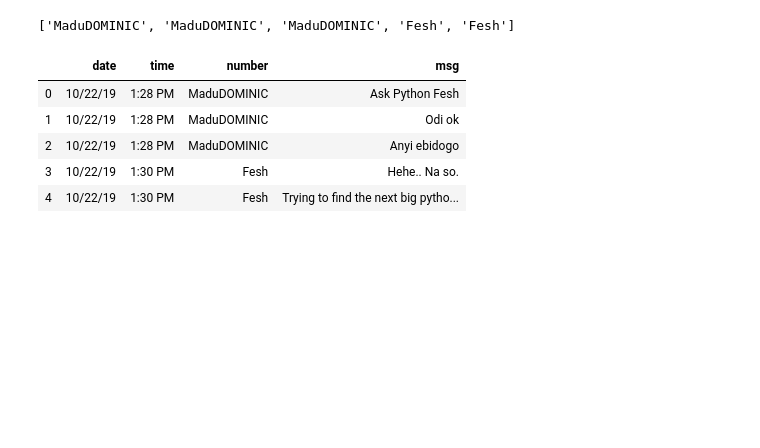
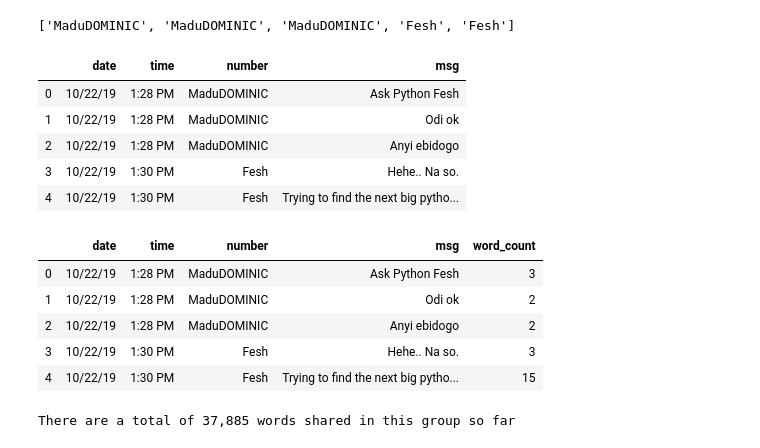
Before and after one commit to ifebuche/AskPyFesh_Group, a Jupyter notebook: analysis1.ipynb, the cells around one changed output. Cells and saved outputs as stored; diff of their text form; code cells hidden in the pictures; blank space fills up the shorter version.

```diff
--- a/analysis1.ipynb
+++ b/analysis1.ipynb
@@ -158,3 +197,17 @@ apfesh_df.head()
 | 2 | 10/22/19 | 1:28 PM | MaduDOMINIC | Anyi ebidogo |
 | 3 | 10/22/19 | 1:30 PM | Fesh | Hehe.. Na so. |
 | 4 | 10/22/19 | 1:30 PM | Fesh | Trying to find the next big pytho... |
+# %%
+apfesh_df['word_count'] = apfesh_df['msg'].apply(lambda x: len(str(x).split(" ")))
+apfesh_df.head()
+# %% [output]
+|  | date | time | number | msg | word_count |
+| 0 | 10/22/19 | 1:28 PM | MaduDOMINIC | Ask Python Fesh | 3 |
+| 1 | 10/22/19 | 1:28 PM | MaduDOMINIC | Odi ok | 2 |
+| 2 | 10/22/19 | 1:28 PM | MaduDOMINIC | Anyi ebidogo | 2 |
+| 3 | 10/22/19 | 1:30 PM | Fesh | Hehe.. Na so. | 3 |
+| 4 | 10/22/19 | 1:30 PM | Fesh | Trying to find the next big pytho... | 15 |
+# %%
+print("There are a total of {:,} words shared in this group so far".format(apfesh_df.word_count.sum()))
+# %% [output]
+There are a total of 37,885 words shared in this group so far
```
Also changed, not shown: parts of 24 cells of this notebook, 2 other files.
